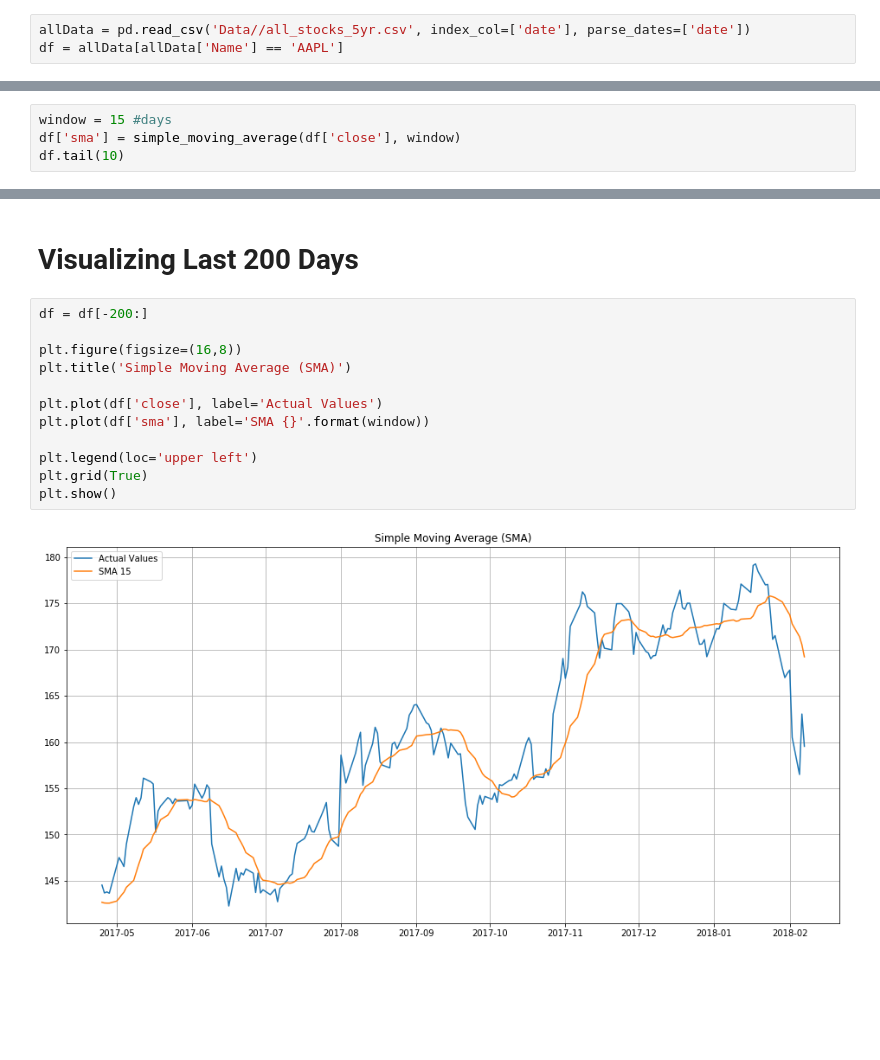
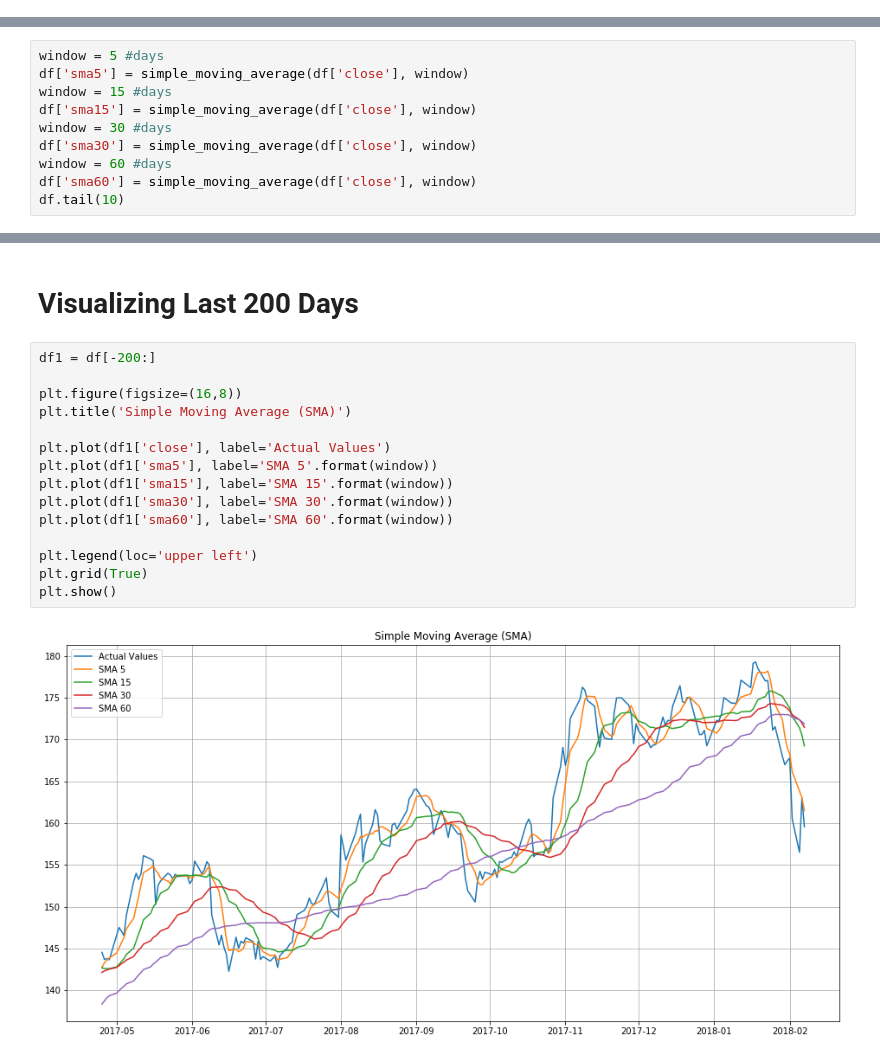
Before and after one commit to pournasserian/TimeSeries, a Jupyter notebook: 2-SimpleMovingAverage.ipynb, the cells around one changed output, grey strips where cells are left out. Saved outputs shown, nothing was run; the diff lists cells and outputs as text; blank space fills up the shorter version.

```diff
--- a/2-SimpleMovingAverage.ipynb
+++ b/2-SimpleMovingAverage.ipynb
@@ -11,3 +2,0 @@ pd.options.mode.chained_assignment = None
-# %%
-allData = pd.read_csv('Data//all_stocks_5yr.csv', index_col=['date'], parse_dates=['date'])
-df = allData[allData['Name'] == 'AAPL']
@@ -31,7 +23,3 @@ def simple_moving_average(series, window = 3) :
     return moving_aves
 # %% [markdown]
 # Calculating Simple Moving Average
-# %%
-window = 15 #days
-df['sma'] = simple_moving_average(df['close'], window)
-df.tail(10)
@@ -50,0 +26,10 @@ df.tail(10)
+# %%
+window = 5 #days
+df['sma5'] = simple_moving_average(df['close'], window)
+window = 15 #days
+df['sma15'] = simple_moving_average(df['close'], window)
+window = 30 #days
+df['sma30'] = simple_moving_average(df['close'], window)
+window = 60 #days
+df['sma60'] = simple_moving_average(df['close'], window)
+df.tail(10)
@@ -65,16 +66,19 @@ plt.show()
 # %% [markdown]
 # Visualizing Last 200 Days
 # %%
-df = df[-200:]
+df1 = df[-200:]
 
 plt.figure(figsize=(16,8))
 plt.title('Simple Moving Average (SMA)')
 
-plt.plot(df['close'], label='Actual Values')
-plt.plot(df['sma'], label='SMA {}'.format(window))
+plt.plot(df1['close'], label='Actual Values')
+plt.plot(df1['sma5'], label='SMA 5'.format(window))
+plt.plot(df1['sma15'], label='SMA 15'.format(window))
+plt.plot(df1['sma30'], label='SMA 30'.format(window))
+plt.plot(df1['sma60'], label='SMA 60'.format(window))
 
 plt.legend(loc='upper left')
 plt.grid(True)
 plt.show()
 # %% [output]
-[figure, old version]
+[figure, new version]
```
Also changed, not shown: parts of 6 cells of this notebook, 25 other files.
